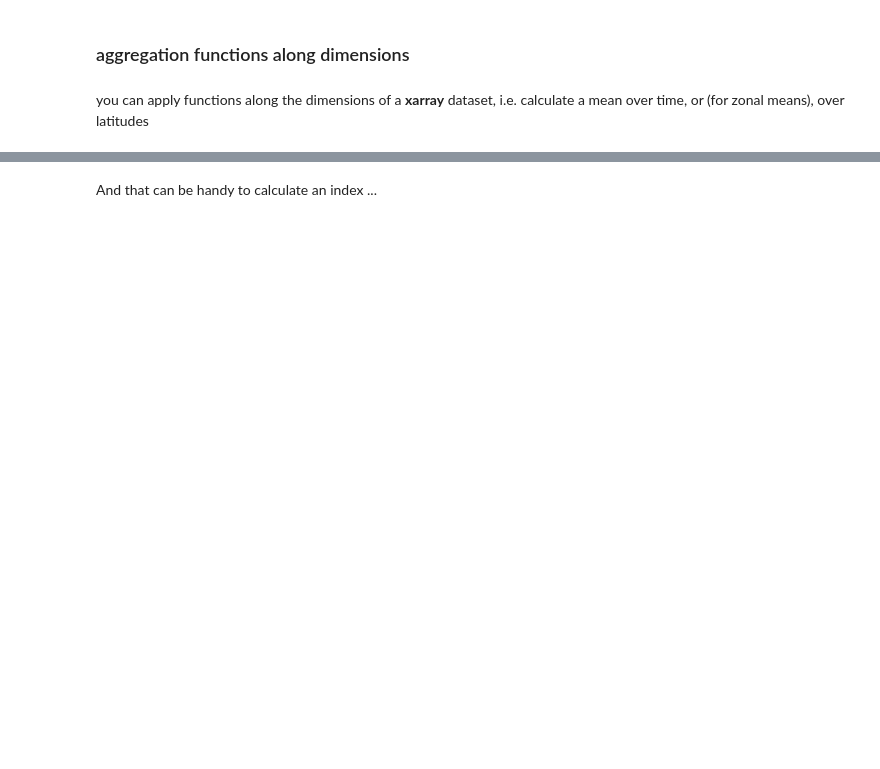
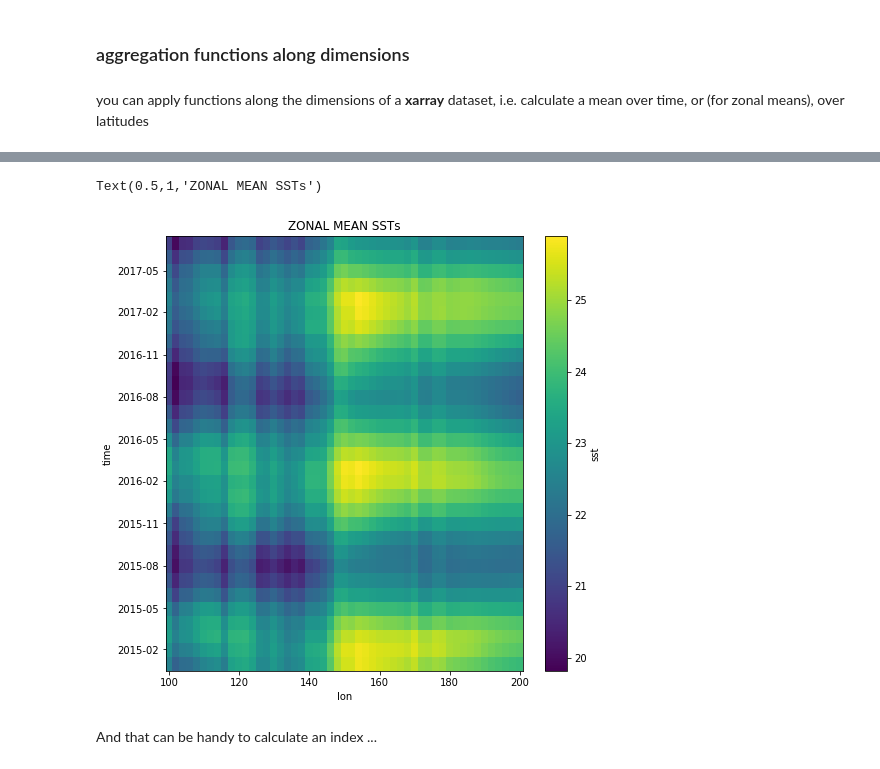
Before and after one commit to nicolasfauchereau/Auckland_Python_Workshop, a Jupyter notebook: notebooks/08_xarray.ipynb, the cells around one changed output, grey strips where cells are left out. Saved outputs shown, nothing was run; the diff lists cells and outputs as text; code cells hidden in the pictures; blank space fills up the shorter version.

```diff
--- a/notebooks/08_xarray.ipynb
+++ b/notebooks/08_xarray.ipynb
@@ -206,5 +446,10 @@ zonal_mean
 # %%
-zonal_mean.sel(time=slice('2015', None))['sst'].plot()
+f, my_axes = plt.subplots(figsize=(8,8))
+zonal_mean.sel(time=slice('2015', None))['sst'].plot(ax=my_axes)
+my_axes.set_title('ZONAL MEAN SSTs')
+# %% [output]
+Text(0.5,1,'ZONAL MEAN SSTs')
+[figure, added]
 # %% [markdown]
 And that can be handy to calculate an index ...
 # %%
```
Also changed, not shown: parts of 72 cells of this notebook.
